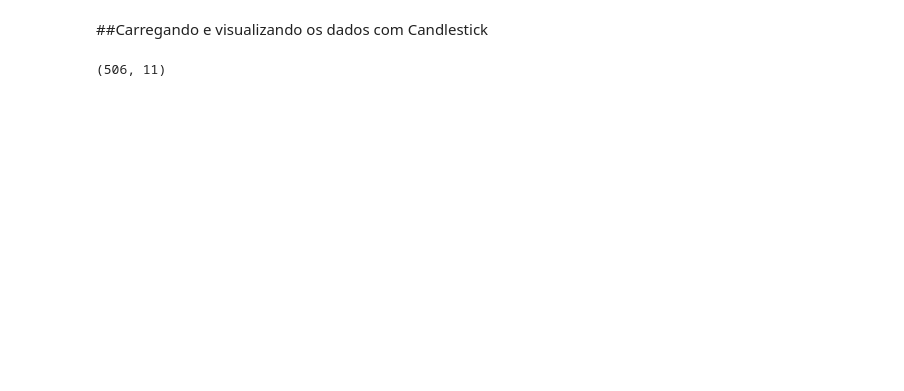
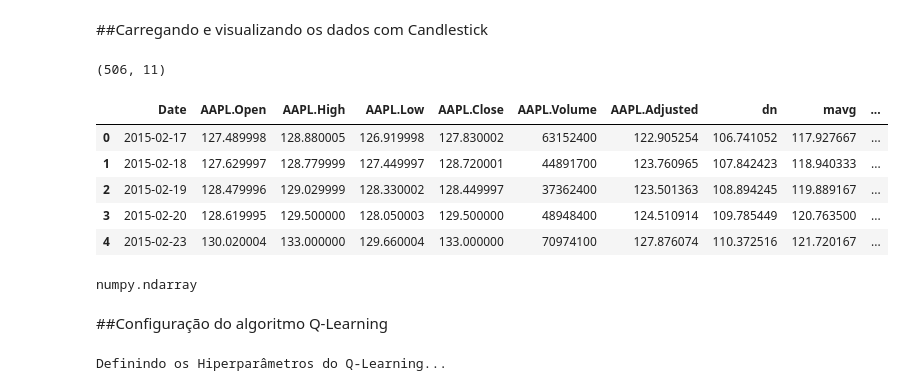
Before and after one commit to leandroclv/DSA_Python, a Jupyter notebook: aprendizado_reforco/parendizado_reforco.ipynb, the cells around one changed output. Saved outputs shown, nothing was run; the diff lists cells and outputs as text; code cells hidden in the pictures; blank space fills up the shorter version.

```diff
--- a/aprendizado_reforco/parendizado_reforco.ipynb
+++ b/aprendizado_reforco/parendizado_reforco.ipynb
@@ -21,3 +21,12 @@ df = pd.read_csv('dataset.csv')
 df.shape
 # %% [output]
 (506, 11)
+# %%
+df.head()
+# %% [output]
+|  | Date | AAPL.Open | AAPL.High | AAPL.Low | AAPL.Close | AAPL.Volume | AAPL.Adjusted | dn | mavg | ... |
+| 0 | 2015-02-17 | 127.489998 | 128.880005 | 126.919998 | 127.830002 | 63152400 | 122.905254 | 106.741052 | 117.927667 | ... |
+| 1 | 2015-02-18 | 127.629997 | 128.779999 | 127.449997 | 128.720001 | 44891700 | 123.760965 | 107.842423 | 118.940333 | ... |
+| 2 | 2015-02-19 | 128.479996 | 129.029999 | 128.330002 | 128.449997 | 37362400 | 123.501363 | 108.894245 | 119.889167 | ... |
+| 3 | 2015-02-20 | 128.619995 | 129.500000 | 128.050003 | 129.500000 | 48948400 | 124.510914 | 109.785449 | 120.763500 | ... |
+| 4 | 2015-02-23 | 130.020004 | 133.000000 | 129.660004 | 133.000000 | 70974100 | 127.876074 | 110.372516 | 121.720167 | ... |
@@ -23,0 +40,15 @@ df.shape
+# %%
+type(precos)
+# %% [output]
+numpy.ndarray
+# %% [markdown]
+##Configuração do algoritmo Q-Learning
+# %%
+#Configuração do Q-Learning
+print('\nDefinindo os Hiperparâmetros do Q-Learning...')
+num_episodios = 1000
+alfa = 0.1
+gama = 0.99
+epsilon = 0.1
+# %% [output]
+Definindo os Hiperparâmetros do Q-Learning...
```
Also changed, not shown: parts of 16 cells of this notebook, 1 other file.
